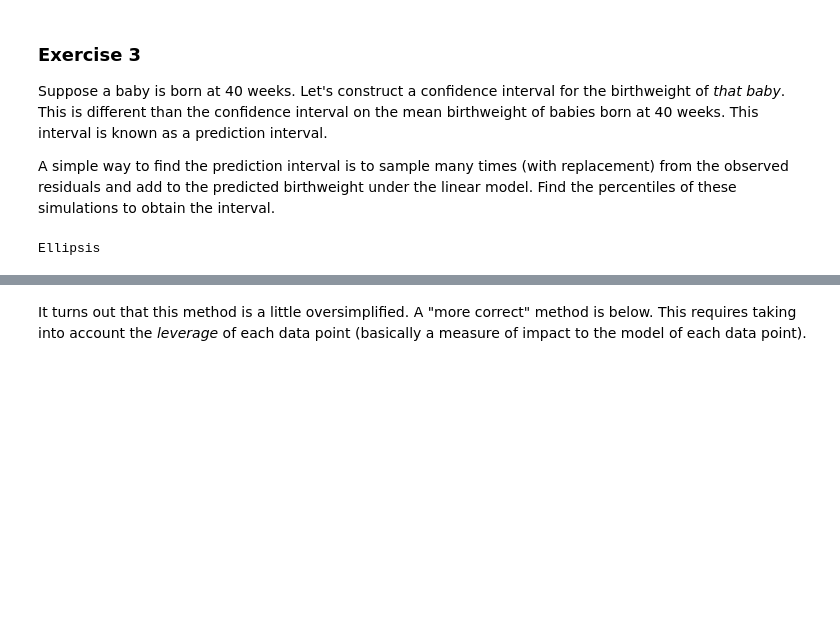
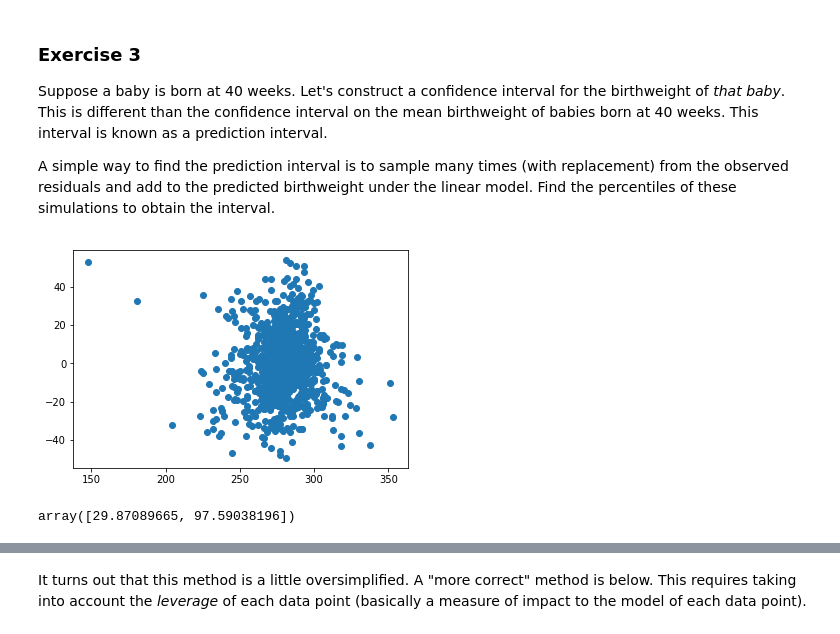
Before and after one commit to hanzhang35/ZhangMath377, a Jupyter notebook: HW Check 6/Lesson 35.ipynb, the cells around one changed output, grey strips where cells are left out. Drawn from its saved outputs; the diff is of its cells as text; code cells hidden in the pictures; blank space fills up the shorter version.

```diff
--- a/HW Check 6/Lesson 35.ipynb
+++ b/HW Check 6/Lesson 35.ipynb
@@ -95,7 +106,16 @@ This is a confidence inteval on the **mean** birthweight for a baby born at 40 w
 Suppose a baby is born at 40 weeks. Let's construct a confidence interval for the birthweight of *that baby*. This is different than the confidence interval on the mean birthweight of babies born at 40 weeks. This interval is known as a prediction interval.
 
 A simple way to find the prediction interval is to sample many times (with replacement) from the observed residuals and add to the predicted birthweight under the linear model. Find the percentiles of these simulations to obtain the interval.
-# %%
-...
-# %% [output]
-Ellipsis
+# %%
+slope,intercept = minimize(mse)
+residuals=baby.column(0)-(intercept+slope*baby.column(1))
+plt.scatter(baby.column(1),residuals)
+plt.show()
+# %% [output]
+[figure, added]
+# %%
+pred=intercept+slope*150
+pisample=pred+np.random.choice(residuals,size=5000,replace=True)
+percentile([2.5,97.5],pisample)
+# %% [output]
+array([29.87089665, 97.59038196])
```
Also changed, not shown: parts of 10 cells of this notebook, 1 other file.
